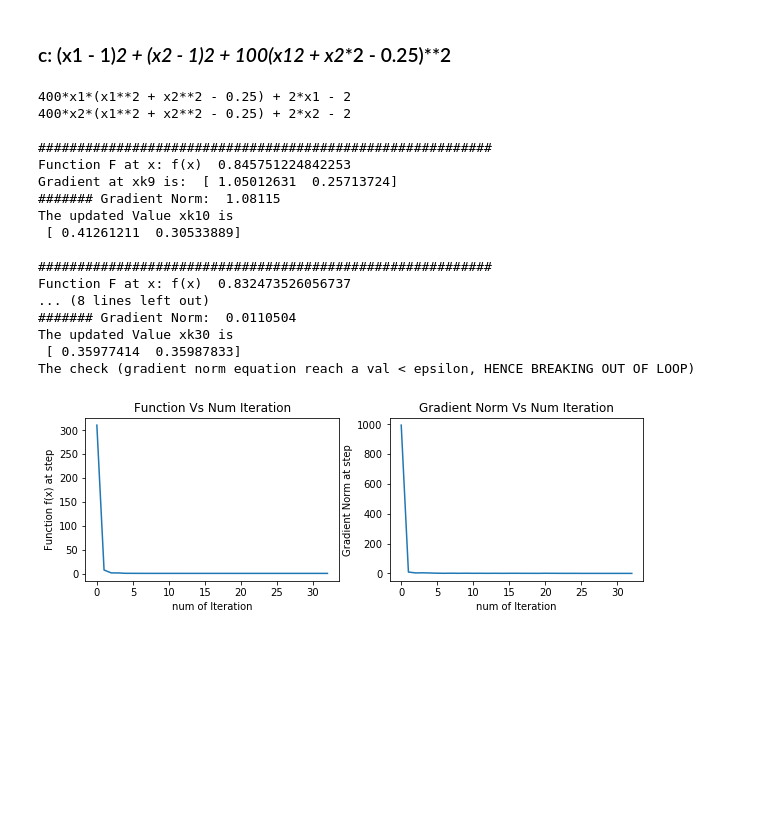
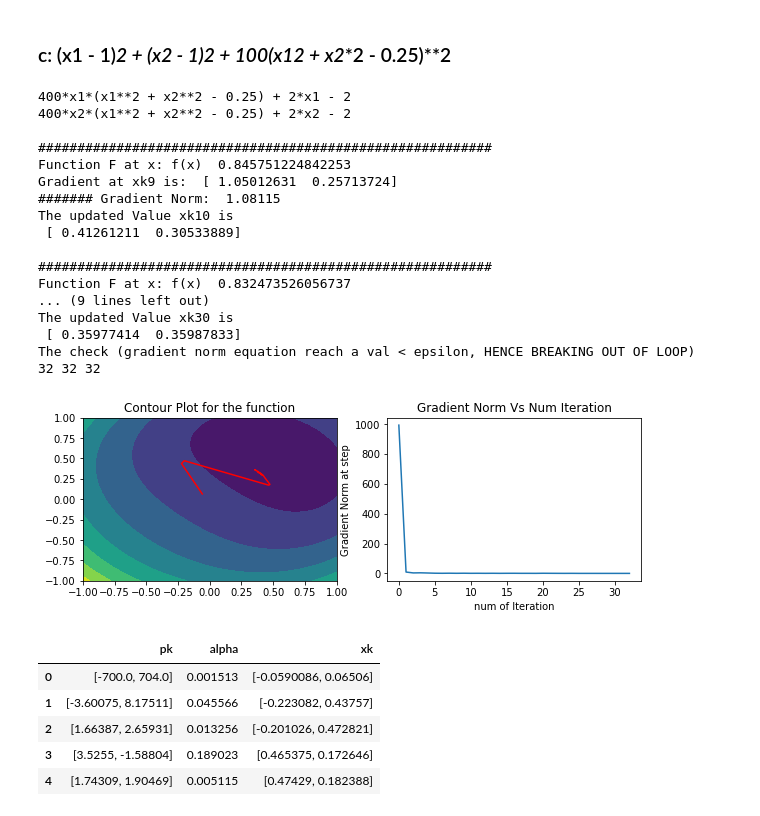
Before and after one commit to Sardhendu/Optimization, a Jupyter notebook: SteepestDescent.ipynb, the cells around one changed output. Drawn from its saved outputs; the diff is of its cells as text; code cells hidden in the pictures; blank space fills up the shorter version.

```diff
--- a/SteepestDescent.ipynb
+++ b/SteepestDescent.ipynb
@@ -616,34 +699,61 @@ The check (gradient norm equation reach a val < epsilon, HENCE BREAKING OUT OF L
 # %%
 x1 = Symbol('x1')
 x2 = Symbol('x2')
 f = (x1-1)**2 + (x2-1)**2 + 100*(x1**2 + x2**2 -0.25)**2
 deriv_1 = np.array([f.diff(x1), f.diff(x2)])
 print(deriv_1[0])
 print(deriv_1[1])
 
 # Initialize Xk
 xk = np.array([1,-1], dtype='float32')
 
-fx_array, gradientNorm_arr = iterateNonQuadratic(f, xk, deriv_1,
+# fx_array, gradientNorm_arr = iterateNonQuadratic(f, xk, deriv_1,
+#                                                  function5c, objective5c,
+#                                                  numFeature=2, numSteps=100, should_print=10)
+
+
+fx_array, gradientNorm_arr, pk_arr, alpha_arr, xk1_arr = iterateNonQuadratic(f, xk, deriv_1,
                                                  function5c, objective5c,
                                                  numFeature=2, numSteps=100, should_print=10)
-plot([fx_array, gradientNorm_arr])
+
+print(len(pk_arr), len(alpha_arr), len(xk1_arr))
+outData = pd.DataFrame(columns=["pk","alpha","xk"])
+outData["pk"] = pk_arr
+outData["alpha"] = alpha_arr
+outData["xk"] = xk1_arr
+
+
+###########  Plot  ###########
+x1_x2 = np.asarray(xk1_arr)
+u = np.linspace(-1,1,5000)
+x1,x2 = np.meshgrid(u,u)
+z = (x1-1)**2 + (x2-1)**2 + (x1**2 + x2**2 -0.25)**2
+plot([dict(x1=x1, x2=x2, z=z, sol_x1=x1_x2[:,0], sol_x2=x1_x2[:,1]), dict(gradientNorm = gradientNorm_arr)], contour=True)
+
+
+outData.head()
 # %% [output]
 400*x1*(x1**2 + x2**2 - 0.25) + 2*x1 - 2
 400*x2*(x1**2 + x2**2 - 0.25) + 2*x2 - 2
 
 ##########################################################
 Function F at x: f(x)  0.845751224842253
 Gradient at xk9 is:  [ 1.05012631  0.25713724]
 ####### Gradient Norm:  1.08115
 The updated Value xk10 is
  [ 0.41261211  0.30533889]
 
 ##########################################################
 Function F at x: f(x)  0.832473526056737
-... (8 lines left out)
-####### Gradient Norm:  0.0110504
+... (9 lines left out)
 The updated Value xk30 is
  [ 0.35977414  0.35987833]
 The check (gradient norm equation reach a val < epsilon, HENCE BREAKING OUT OF LOOP)
+32 32 32
-[figure, old version]
+[figure, new version]
+|  | pk | alpha | xk |
+| 0 | [-700.0, 704.0] | 0.001513 | [-0.0590086, 0.06506] |
+| 1 | [-3.60075, 8.17511] | 0.045566 | [-0.223082, 0.43757] |
+| 2 | [1.66387, 2.65931] | 0.013256 | [-0.201026, 0.472821] |
+| 3 | [3.5255, -1.58804] | 0.189023 | [0.465375, 0.172646] |
+| 4 | [1.74309, 1.90469] | 0.005115 | [0.47429, 0.182388] |
```
Also changed, not shown: parts of 10 cells of this notebook, 1 other file.
